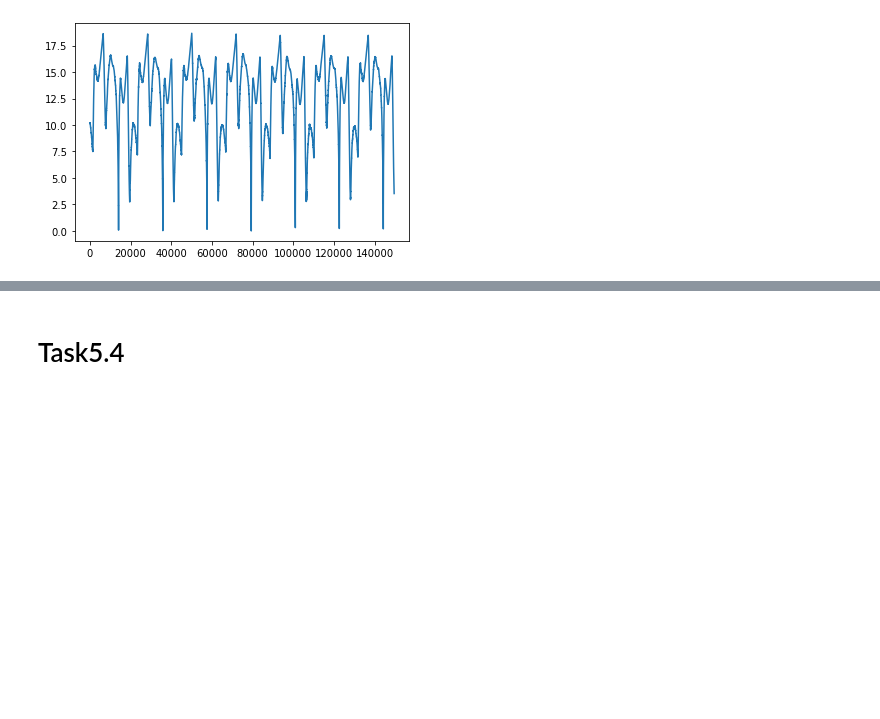
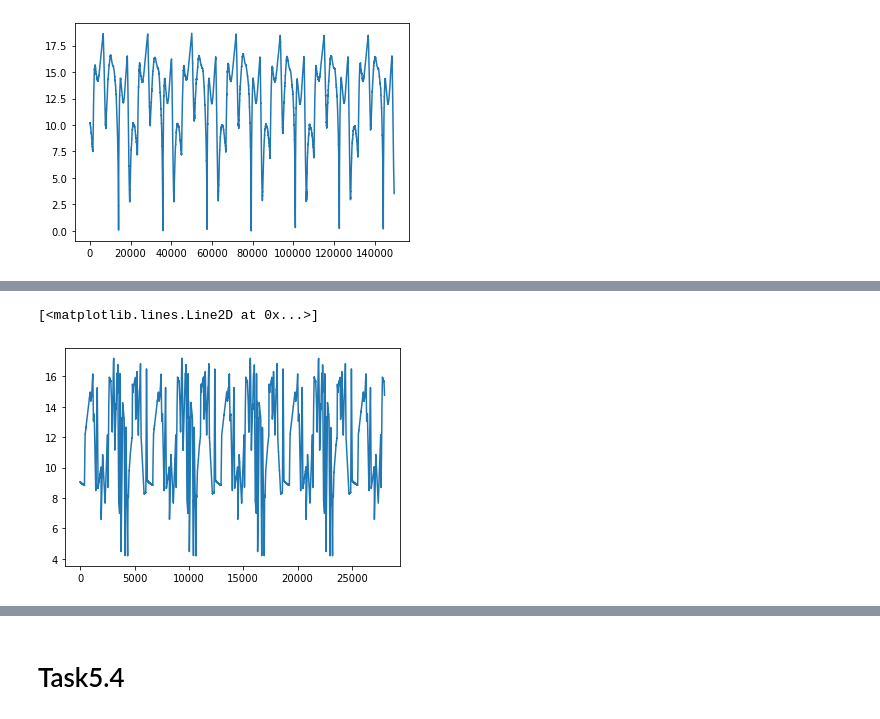
Before and after one commit to ge96rox/MLCMS05, a Jupyter notebook: task5.ipynb, the cells around one changed output, grey strips where cells are left out. Cells and saved outputs as stored; diff of their text form; code cells hidden in the pictures; blank space fills up the shorter version.

```diff
--- a/task5.ipynb
+++ b/task5.ipynb
@@ -104,0 +91,6 @@ plt.plot(n[:,0])
+# %%
+v_new = app_v_field(np.linspace(0,140000*2,14000*2).reshape((-1,1)))
+plt.plot(v_new)
+# %% [output]
+[<matplotlib.lines.Line2D at 0x...>]
+[figure, added]
```
Also changed, not shown: parts of 13 cells of this notebook, 1 other file.
